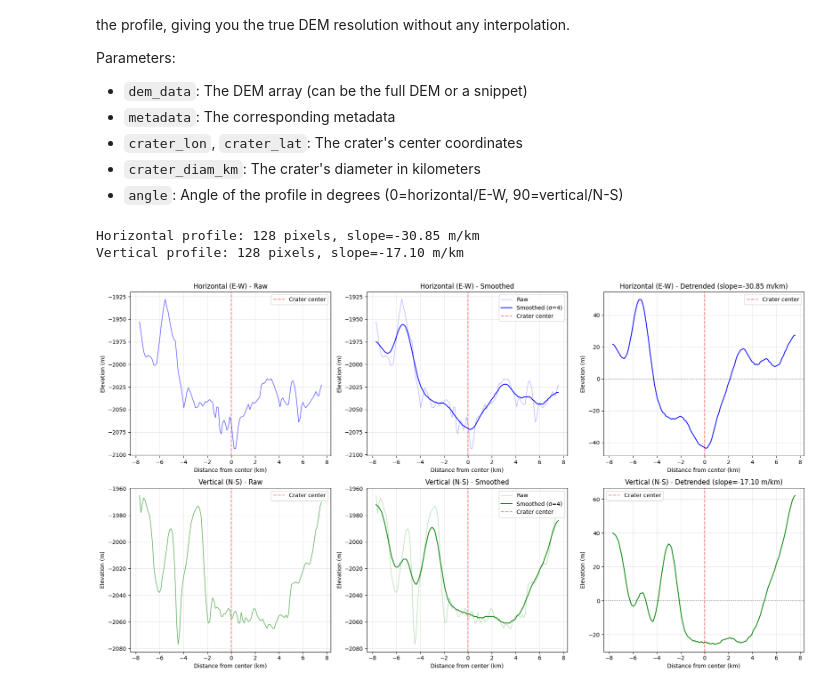
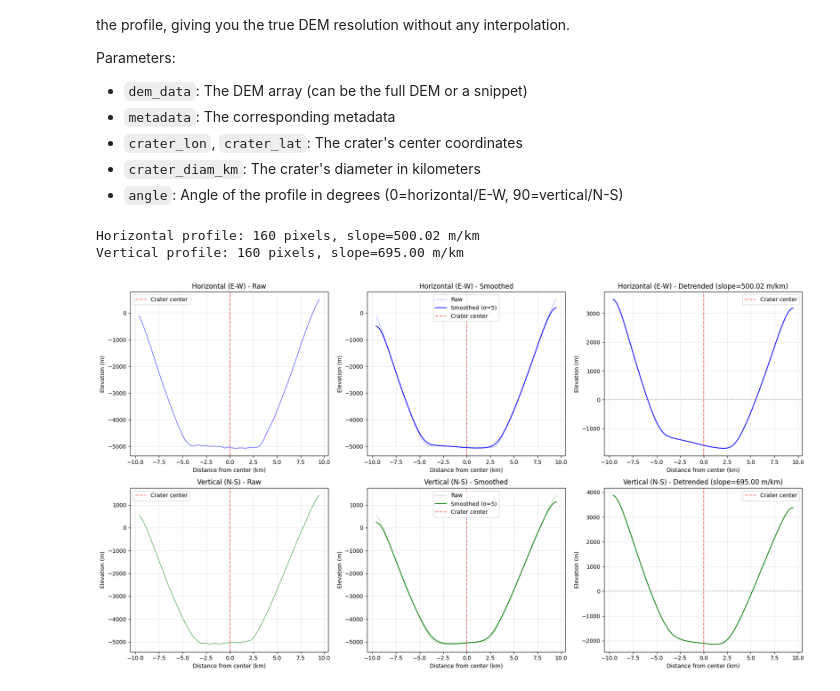
Before and after one commit to Andrew-Pick/lunar_dem_analysis, a Jupyter notebook: notebooks/exploratory_analysis.ipynb, the cells around one changed output. Drawn from its saved outputs; the diff is of its cells as text; code cells hidden in the pictures.

```diff
--- a/notebooks/exploratory_analysis.ipynb
+++ b/notebooks/exploratory_analysis.ipynb
@@ -120,7 +120,7 @@ Parameters:
 from crater_analysis.analysis import detrend_profile, smooth_profile
 
 # Extract profiles in both horizontal and vertical directions
-crater = crater_objects[53]
+crater = crater_objects[50]
 
 # Horizontal profile (E-W, angle=0)
 distance_h, elevation_h, pixel_coords_h = get_crater_profile(
@@ -144,7 +144,7 @@ distance_v, elevation_v, pixel_coords_v = get_crater_profile(
 
 # Apply Gaussian smoothing to remove small-scale noise
 # sigma controls the amount of smoothing (larger = more smoothing)
-sigma = 4  # Try values between 1-5 depending on noise level
+sigma = 5  # Try values between 1-5 depending on noise level
 elevation_h_smooth = smooth_profile(elevation_h, sigma=sigma)
 elevation_v_smooth = smooth_profile(elevation_v, sigma=sigma)
 
@@ -192,36 +192,36 @@ axes[1, 0].plot(distance_v, elevation_v, '-', linewidth=1, color='green', alpha=
 axes[1, 0].axvline(x=0, color='red', linestyle='--', alpha=0.5, label='Crater center')
 axes[1, 0].set_xlabel('Distance from center (km)')
 axes[1, 0].set_ylabel('Elevation (m)')
 axes[1, 0].set_title(f'Vertical (N-S) - Raw')
 axes[1, 0].legend()
 axes[1, 0].grid(True, alpha=0.3)
 
 # Vertical profile - Smoothed
 axes[1, 1].plot(distance_v, elevation_v, '-', linewidth=1, color='green', alpha=0.3, label='Raw')
 axes[1, 1].plot(distance_v, elevation_v_smooth, '-', linewidth=1.5, color='green', label=f'Smoothed (σ={sigma})')
 axes[1, 1].axvline(x=0, color='red', linestyle='--', alpha=0.5, label='Crater center')
 axes[1, 1].set_xlabel('Distance from center (km)')
 axes[1, 1].set_ylabel('Elevation (m)')
 axes[1, 1].set_title(f'Vertical (N-S) - Smoothed')
 axes[1, 1].legend()
 axes[1, 1].grid(True, alpha=0.3)
 
 # Vertical profile - Detrended
 axes[1, 2].plot(distance_v, elevation_v_detrended, '-', linewidth=1.5, color='green')
 axes[1, 2].axvline(x=0, color='red', linestyle='--', alpha=0.5, label='Crater center')
 axes[1, 2].axhline(y=0, color='black', linestyle=':', alpha=0.3)
 axes[1, 2].set_xlabel('Distance from center (km)')
 axes[1, 2].set_ylabel('Elevation (m)')
 axes[1, 2].set_title(f'Vertical (N-S) - Detrended (slope={slope_v:.2f} m/km)')
 axes[1, 2].legend()
 axes[1, 2].grid(True, alpha=0.3)
 
 plt.tight_layout()
 plt.show()
 # %% [output]
-Horizontal profile: 128 pixels, slope=-30.85 m/km
-Vertical profile: 128 pixels, slope=-17.10 m/km
+Horizontal profile: 160 pixels, slope=500.02 m/km
+Vertical profile: 160 pixels, slope=695.00 m/km
-[figure, old version]
+[figure, new version]
 # %%
 # Import the crater floor finding function
 from crater_analysis.analysis import find_crater_floor
```
Also changed, not shown: parts of 3 cells of this notebook, 1 other file.
